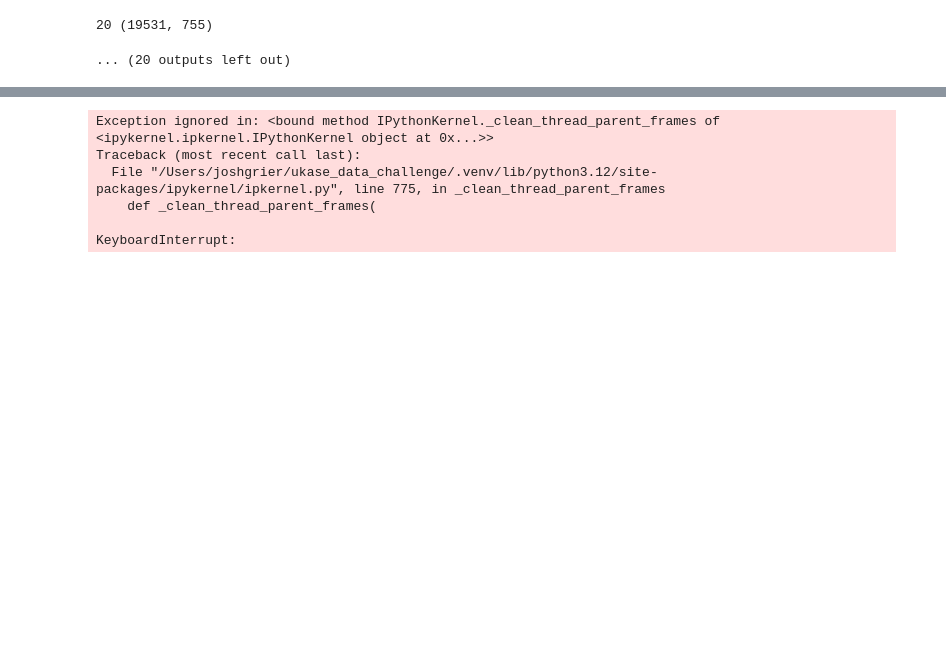
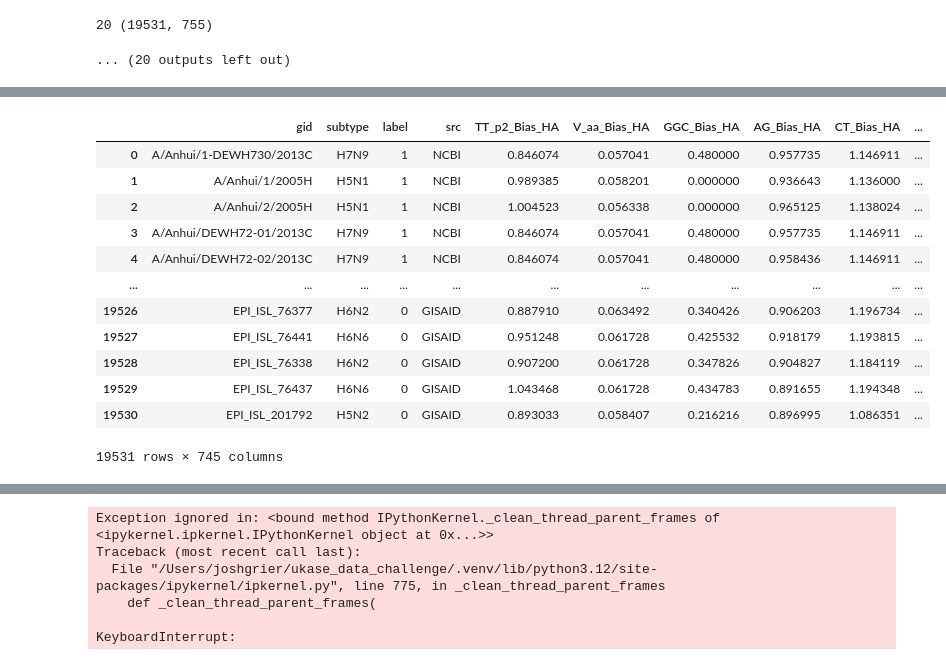
Before and after one commit to A-Andrews/ukase_data_challenge, a Jupyter notebook: HDS-CDT-2024-M01_Practical-Day-II.ipynb, the cells around one changed output, grey strips where cells are left out. Saved outputs shown, nothing was run; the diff lists cells and outputs as text; code cells hidden in the pictures; blank space fills up the shorter version.

Commit message:
Remove uncorrelated columns - Austin

```diff
--- a/HDS-CDT-2024-M01_Practical-Day-II.ipynb
+++ b/HDS-CDT-2024-M01_Practical-Day-II.ipynb
@@ -111,0 +100,3 @@ data1_.to_csv("cleaned_data/full_data_no_corrs.csv", index=False)
+# %%
+data1_ = pd.read_csv("cleaned_data/full_data_no_corrs.csv")
+data1_
@@ -111,0 +117,18 @@ data1_.to_csv("cleaned_data/full_data_no_corrs.csv", index=False)
+# %%
+data1_['label'] = data1_['label'].replace({'nz':0,'hzoon':1})
+
+data1_
+# %% [output]
+|  | gid | subtype | label | src | TT_p2_Bias_HA | V_aa_Bias_HA | GGC_Bias_HA | AG_Bias_HA | CT_Bias_HA | ... |
+| 0 | A/Anhui/1-DEWH730/2013C | H7N9 | 1 | NCBI | 0.846074 | 0.057041 | 0.480000 | 0.957735 | 1.146911 | ... |
+| 1 | A/Anhui/1/2005H | H5N1 | 1 | NCBI | 0.989385 | 0.058201 | 0.000000 | 0.936643 | 1.136000 | ... |
+| 2 | A/Anhui/2/2005H | H5N1 | 1 | NCBI | 1.004523 | 0.056338 | 0.000000 | 0.965125 | 1.138024 | ... |
+| 3 | A/Anhui/DEWH72-01/2013C | H7N9 | 1 | NCBI | 0.846074 | 0.057041 | 0.480000 | 0.957735 | 1.146911 | ... |
+| 4 | A/Anhui/DEWH72-02/2013C | H7N9 | 1 | NCBI | 0.846074 | 0.057041 | 0.480000 | 0.958436 | 1.146911 | ... |
+| ... | ... | ... | ... | ... | ... | ... | ... | ... | ... | ... |
+| 19526 | EPI_ISL_76377 | H6N2 | 0 | GISAID | 0.887910 | 0.063492 | 0.340426 | 0.906203 | 1.196734 | ... |
+| 19527 | EPI_ISL_76441 | H6N6 | 0 | GISAID | 0.951248 | 0.061728 | 0.425532 | 0.918179 | 1.193815 | ... |
+| 19528 | EPI_ISL_76338 | H6N2 | 0 | GISAID | 0.907200 | 0.061728 | 0.347826 | 0.904827 | 1.184119 | ... |
+| 19529 | EPI_ISL_76437 | H6N6 | 0 | GISAID | 1.043468 | 0.061728 | 0.434783 | 0.891655 | 1.194348 | ... |
+| 19530 | EPI_ISL_201792 | H5N2 | 0 | GISAID | 0.893033 | 0.058407 | 0.216216 | 0.896995 | 1.086351 | ... |
+19531 rows × 745 columns
```
Also changed, not shown: parts of 6 cells of this notebook.
